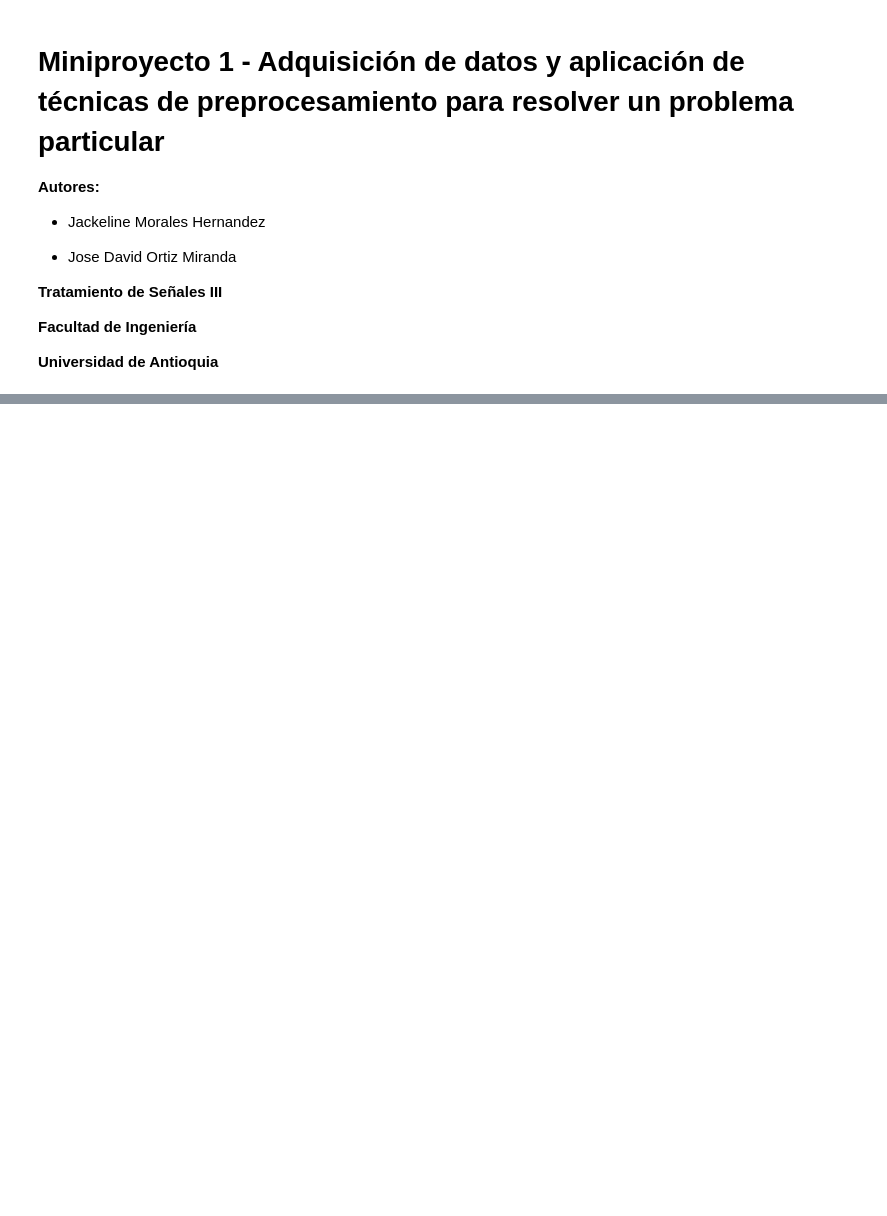
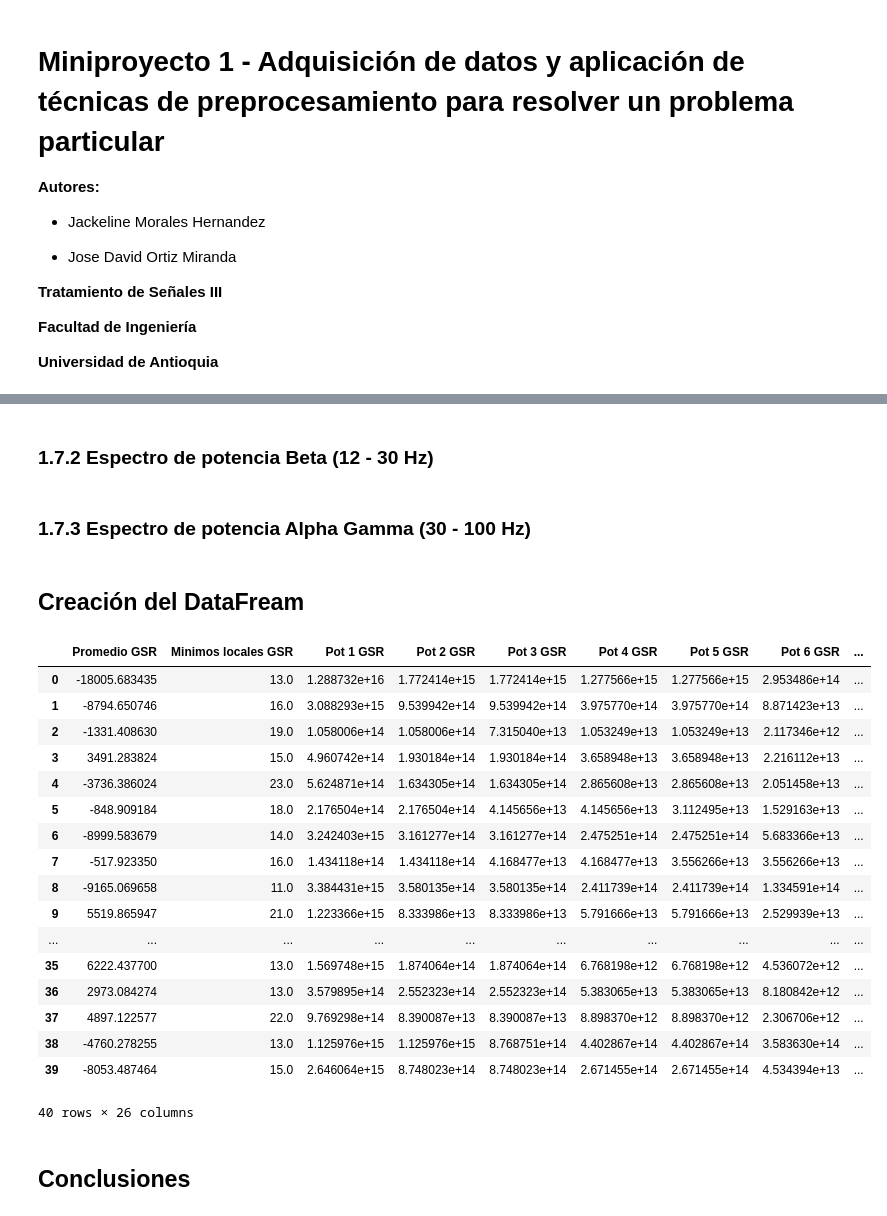
Before and after one commit to JoseOrtiz23/MiniProyecto-1-Se-ales-3, a Jupyter notebook: Miniproyecto 1.ipynb, the cells around one changed output, grey strips where cells are left out. Cells and saved outputs as stored; diff of their text form; code cells hidden in the pictures; blank space fills up the shorter version.

```diff
--- a/Miniproyecto 1.ipynb
+++ b/Miniproyecto 1.ipynb
@@ -47,0 +144,7 @@ print(GSR.mean())
+# %%
+for i in range(40):
+    pleth = signals[i,38,:]
+    pleth_media=np.mean(pleth)
+for i in range(40):
+    pleth = signals[i,38,:]
+    pleth_std_des=np.std(pleth)
@@ -47,0 +392,2 @@ print(GSR.mean())
+# %% [markdown]
+### 1.7.2 Espectro de potencia Beta (12 - 30 Hz)
@@ -47,0 +418,2 @@ print(GSR.mean())
+# %% [markdown]
+### 1.7.3 Espectro de potencia Alpha Gamma (30 - 100 Hz)
@@ -47,0 +444,45 @@ print(GSR.mean())
+# %% [markdown]
+## Creación del DataFream
+# %%
+def caracterizadorDEAP(xGSR,pleth_Total): #funcion donde caracteriza y concardena los vectores
+    # Asegura que todos los elementos de nuevo_vector sean arrays 1D
+    #xGSR = [np.array(elem).ravel() if isinstance(elem, np.ndarray) else elem for elem in xGSR]
+    #xTemp = [np.array(elem).ravel() if isinstance(elem, np.ndarray) else elem for elem in xTemp]
+
+    # Convierte nuevo_vector a un array de NumPy y aplica reshape para asegurar que sea compatible
+    #xGSR = np.array(xGSR).reshape(40, -1)
+    #xTemp = np.array(xTemp).reshape(40, -1)
+
+    # Concatena todos los datos en un solo array
+    xTrial = np.hstack((xGSR,pleth_Total))
+    return xTrial
+
+# Llama a la función caracterizadorDEAP con nuevo_vector
+xTrial = caracterizadorDEAP(GSR_signal,pleth_Total)
+#Se crea el dataFrame
+dataFrame_P1 = pd.DataFrame(xTrial)
+# Cambiar nombres de las columnas usando rename
+nuevos_nombres = ['Promedio GSR','Minimos locales GSR','Pot 1 GSR ','Pot 2 GSR ','Pot 3 GSR ','Pot 4 GSR ','Pot 5 GSR ','Pot 6 GSR ','Pot 7 GSR ','Pot 8 GSR ','Pot 9 GSR ','Pot 10 GSR ','Freq 1 GSR ','Freq 2 GSR ','Freq 3 GSR ','Freq 4 GSR ','Freq 5 GSR ','Freq 6 GSR ','Freq 7 GSR ','Freq 8 GSR ','Freq 9 GSR ','Freq 10 GSR ','Media Pleth','Desviacion Estandar Pleth','Pot Pleth', 'HRV [seg]']
+dataFrame_P1.columns = nuevos_nombres
+dataFrame_P1
+# %% [output]
+|  | Promedio GSR | Minimos locales GSR | Pot 1 GSR | Pot 2 GSR | Pot 3 GSR | Pot 4 GSR | Pot 5 GSR | Pot 6 GSR | ... |
+| 0 | -18005.683435 | 13.0 | 1.288732e+16 | 1.772414e+15 | 1.772414e+15 | 1.277566e+15 | 1.277566e+15 | 2.953486e+14 | ... |
+| 1 | -8794.650746 | 16.0 | 3.088293e+15 | 9.539942e+14 | 9.539942e+14 | 3.975770e+14 | 3.975770e+14 | 8.871423e+13 | ... |
+| 2 | -1331.408630 | 19.0 | 1.058006e+14 | 1.058006e+14 | 7.315040e+13 | 1.053249e+13 | 1.053249e+13 | 2.117346e+12 | ... |
+| 3 | 3491.283824 | 15.0 | 4.960742e+14 | 1.930184e+14 | 1.930184e+14 | 3.658948e+13 | 3.658948e+13 | 2.216112e+13 | ... |
+| 4 | -3736.386024 | 23.0 | 5.624871e+14 | 1.634305e+14 | 1.634305e+14 | 2.865608e+13 | 2.865608e+13 | 2.051458e+13 | ... |
+| 5 | -848.909184 | 18.0 | 2.176504e+14 | 2.176504e+14 | 4.145656e+13 | 4.145656e+13 | 3.112495e+13 | 1.529163e+13 | ... |
+| 6 | -8999.583679 | 14.0 | 3.242403e+15 | 3.161277e+14 | 3.161277e+14 | 2.475251e+14 | 2.475251e+14 | 5.683366e+13 | ... |
+| 7 | -517.923350 | 16.0 | 1.434118e+14 | 1.434118e+14 | 4.168477e+13 | 4.168477e+13 | 3.556266e+13 | 3.556266e+13 | ... |
+| 8 | -9165.069658 | 11.0 | 3.384431e+15 | 3.580135e+14 | 3.580135e+14 | 2.411739e+14 | 2.411739e+14 | 1.334591e+14 | ... |
+| 9 | 5519.865947 | 21.0 | 1.223366e+15 | 8.333986e+13 | 8.333986e+13 | 5.791666e+13 | 5.791666e+13 | 2.529939e+13 | ... |
+| ... | ... | ... | ... | ... | ... | ... | ... | ... | ... |
+| 35 | 6222.437700 | 13.0 | 1.569748e+15 | 1.874064e+14 | 1.874064e+14 | 6.768198e+12 | 6.768198e+12 | 4.536072e+12 | ... |
+| 36 | 2973.084274 | 13.0 | 3.579895e+14 | 2.552323e+14 | 2.552323e+14 | 5.383065e+13 | 5.383065e+13 | 8.180842e+12 | ... |
+| 37 | 4897.122577 | 22.0 | 9.769298e+14 | 8.390087e+13 | 8.390087e+13 | 8.898370e+12 | 8.898370e+12 | 2.306706e+12 | ... |
+| 38 | -4760.278255 | 13.0 | 1.125976e+15 | 1.125976e+15 | 8.768751e+14 | 4.402867e+14 | 4.402867e+14 | 3.583630e+14 | ... |
+| 39 | -8053.487464 | 15.0 | 2.646064e+15 | 8.748023e+14 | 8.748023e+14 | 2.671455e+14 | 2.671455e+14 | 4.534394e+13 | ... |
+40 rows × 26 columns
+# %% [markdown]
+## Conclusiones
```
Also changed, not shown: parts of 60 cells of this notebook.
